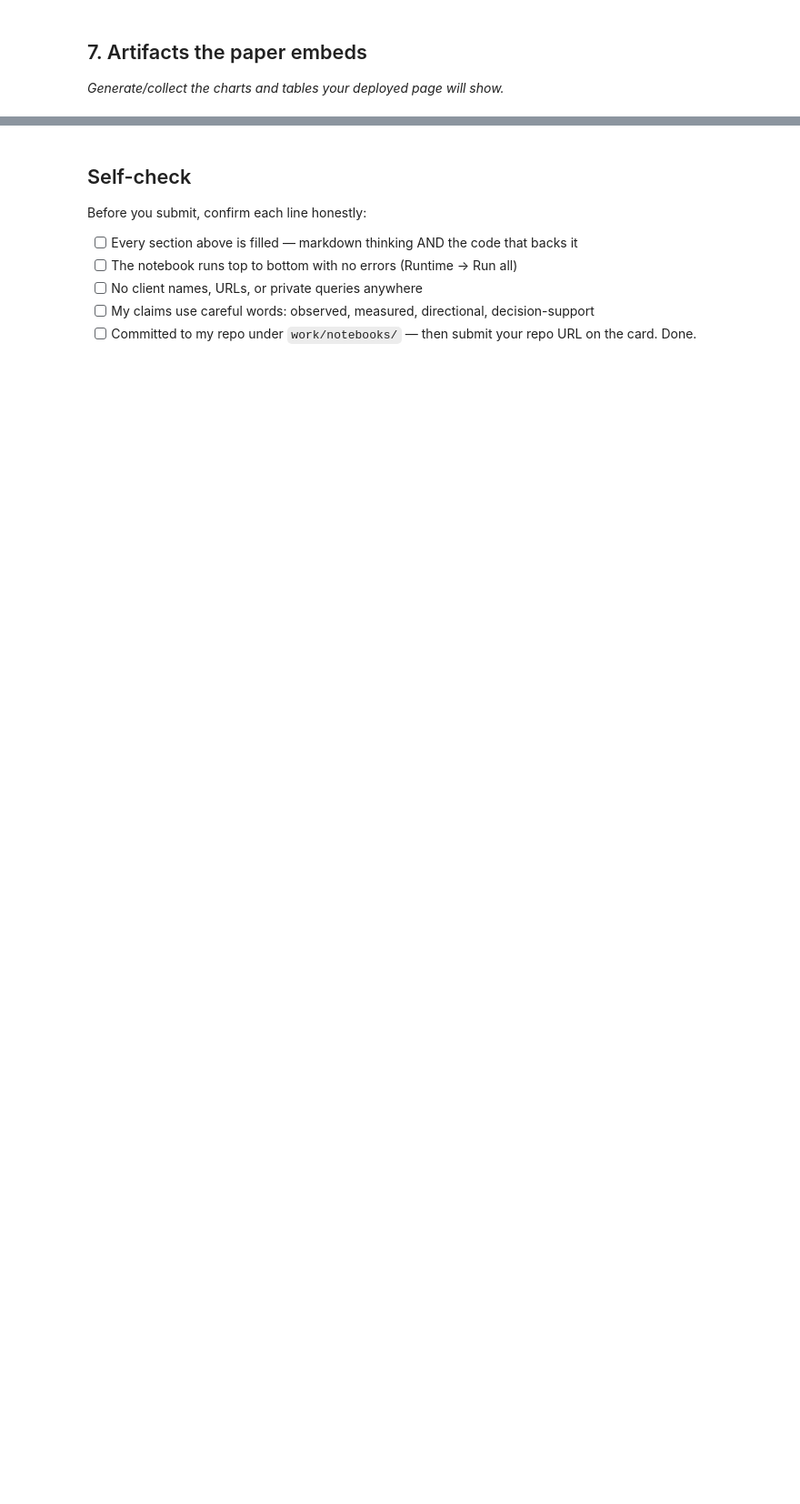
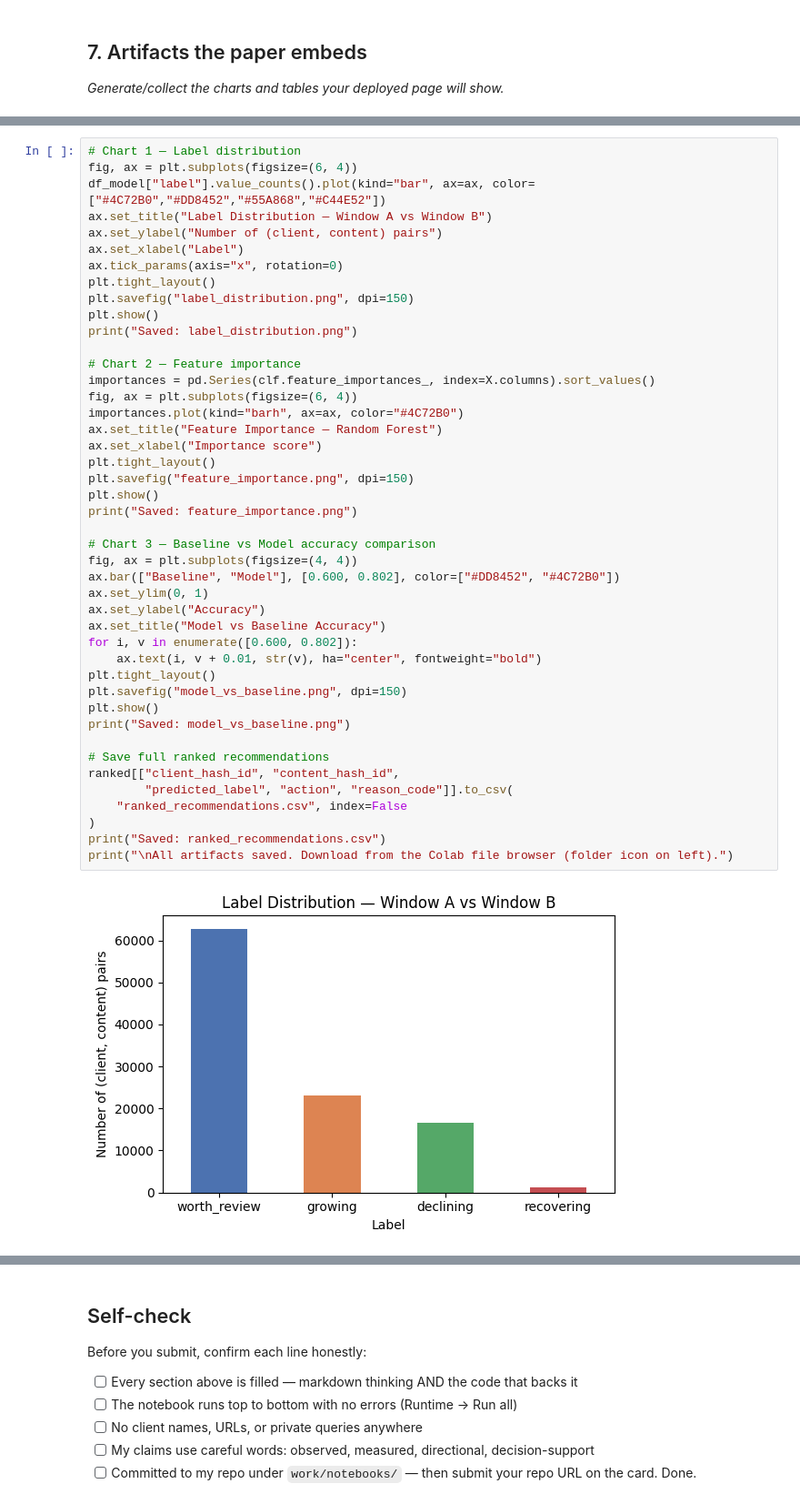
Before and after one commit to Mohidraheel/Machine-Learning-Practice, a Jupyter notebook: work/notebooks/capstone.ipynb, the cells around one changed output, grey strips where cells are left out. Shown at 91% size. Saved outputs shown, nothing was run; the diff lists cells and outputs as text; blank space fills up the shorter version.

```diff
--- a/work/notebooks/capstone.ipynb
+++ b/work/notebooks/capstone.ipynb
@@ -520,0 +531,46 @@ Sample recommendations (top 20):
+# %%
+# Chart 1 — Label distribution
+fig, ax = plt.subplots(figsize=(6, 4))
+df_model["label"].value_counts().plot(kind="bar", ax=ax, color=["#4C72B0","#DD8452","#55A868","#C44E52"])
+ax.set_title("Label Distribution — Window A vs Window B")
+ax.set_ylabel("Number of (client, content) pairs")
+ax.set_xlabel("Label")
+ax.tick_params(axis="x", rotation=0)
+plt.tight_layout()
+plt.savefig("label_distribution.png", dpi=150)
+plt.show()
+print("Saved: label_distribution.png")
+
+# Chart 2 — Feature importance
+importances = pd.Series(clf.feature_importances_, index=X.columns).sort_values()
+fig, ax = plt.subplots(figsize=(6, 4))
+importances.plot(kind="barh", ax=ax, color="#4C72B0")
+ax.set_title("Feature Importance — Random Forest")
+ax.set_xlabel("Importance score")
+plt.tight_layout()
+plt.savefig("feature_importance.png", dpi=150)
+plt.show()
+print("Saved: feature_importance.png")
+
+# Chart 3 — Baseline vs Model accuracy comparison
+fig, ax = plt.subplots(figsize=(4, 4))
+ax.bar(["Baseline", "Model"], [0.600, 0.802], color=["#DD8452", "#4C72B0"])
+ax.set_ylim(0, 1)
+ax.set_ylabel("Accuracy")
+ax.set_title("Model vs Baseline Accuracy")
+for i, v in enumerate([0.600, 0.802]):
+    ax.text(i, v + 0.01, str(v), ha="center", fontweight="bold")
+plt.tight_layout()
+plt.savefig("model_vs_baseline.png", dpi=150)
+plt.show()
+print("Saved: model_vs_baseline.png")
+
+# Save full ranked recommendations
+ranked[["client_hash_id", "content_hash_id",
+        "predicted_label", "action", "reason_code"]].to_csv(
+    "ranked_recommendations.csv", index=False
+)
+print("Saved: ranked_recommendations.csv")
+print("\nAll artifacts saved. Download from the Colab file browser (folder icon on left).")
+# %% [output]
+[figure, added]
```
Also changed, not shown: parts of 5 cells of this notebook.
